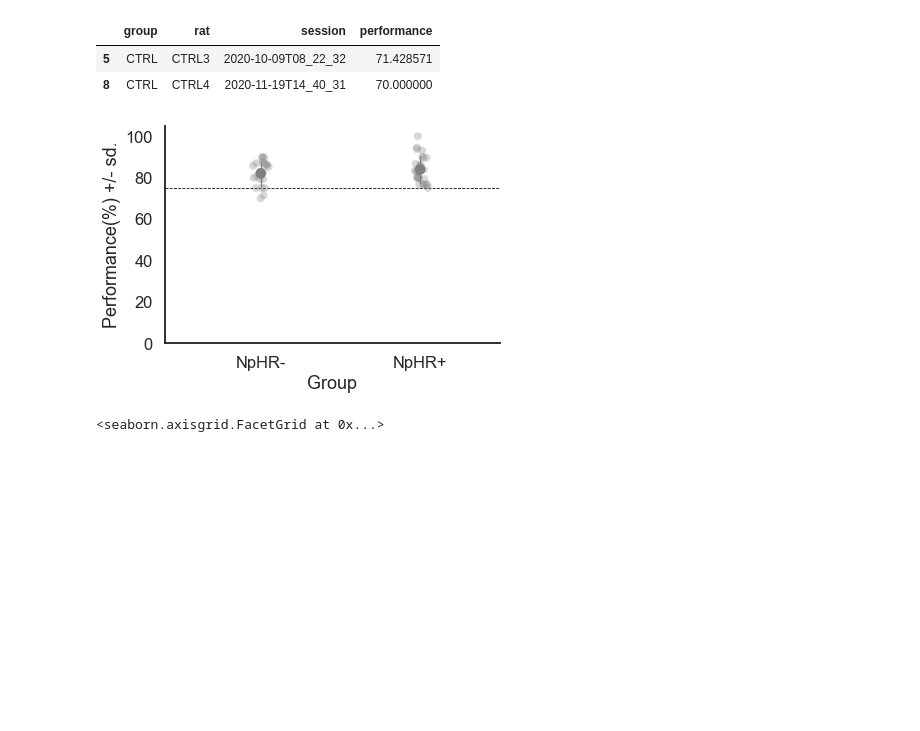
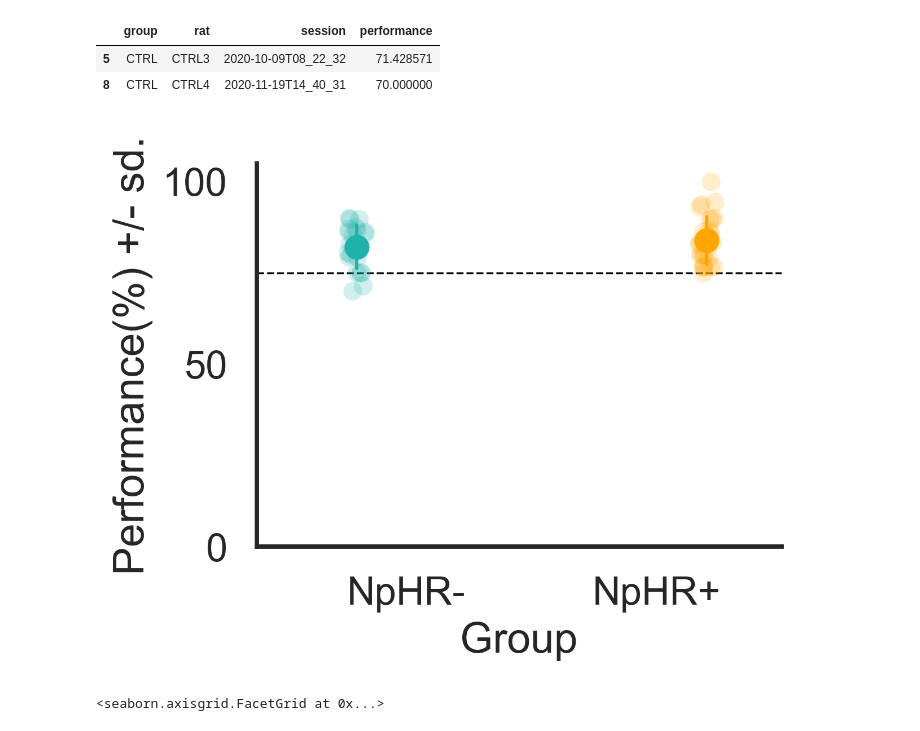
Before and after one commit to anasofiacc/cingulate_silencing_analysis, a Jupyter notebook: G. Baseline behavior analysis/G1. Pre-stimulation period characterization.ipynb, the cells around one changed output. Saved outputs shown, nothing was run; the diff lists cells and outputs as text; code cells hidden in the pictures; blank space fills up the shorter version.

```diff
--- a/F. Pre-stimulation period characterization.ipynb
+++ b/G. Baseline behavior analysis/G1. Pre-stimulation period characterization.ipynb
@@ -94,29 +94,30 @@ See the caveats in the documentation: https://pandas.pydata.org/pandas-docs/stab
 | 8 | CTRL | CTRL4 | 2020-11-19T14_40_31 | 70.000000 |
 # %%
 sns.set(style="white", context='talk')
-plt.figure(figsize=(6,4))
+plt.figure(figsize=(4,3), dpi=300)
 
 g = sns.stripplot(
-    x='group', y='performance',
-    data=prestim_perf, dodge=1, jitter=.05,
-    alpha=.3, s=8, palette=['gray'],
+    x='group', y='performance', hue='group',
+    data=prestim_perf, dodge=.5, jitter=.07,
+    alpha=.2, s=8, palette=['lightseagreen', 'orange'],
 )
 
 # Show means
 sns.pointplot(
-    x='group', y='performance', data=prestim_perf,
+    x='group', y='performance', data=prestim_perf, hue='group',
     dodge=.4, join=False, markers="o", scale=.8,
-    ci="sd", errwidth=1.4, palette=['gray'],
+    ci="sd", errwidth=1.4, palette=['lightseagreen', 'orange'],
 
 )
 plt.axhline(75,linestyle='dashed', c='black', linewidth=.8)
 g.set(
     ylabel='Performance(%) +/- sd.', xlabel='Group',
     ylim=(0, 105), xlim=(-0.6, 1.5), xticklabels=['NpHR-', 'NpHR+'])
 
+g.legend_.remove()
 sns.despine()
 # %% [output]
-[figure, old version]
+[figure, new version]
 # %%
 sns.displot(kind='hist',data=prestim_perf, col='group', x='performance')
 # %% [output]
```
Also changed, not shown: 17 other files.
